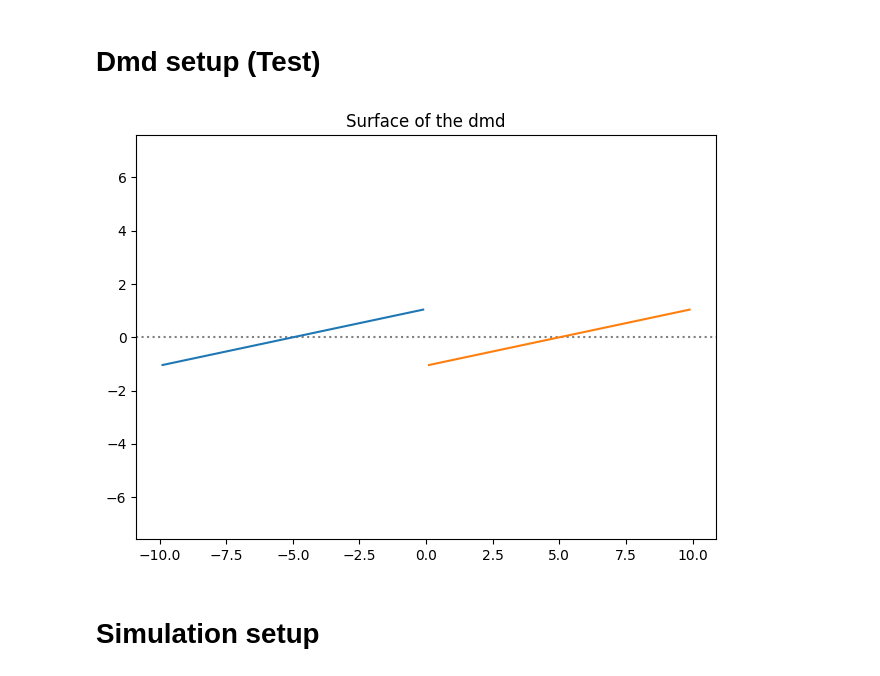
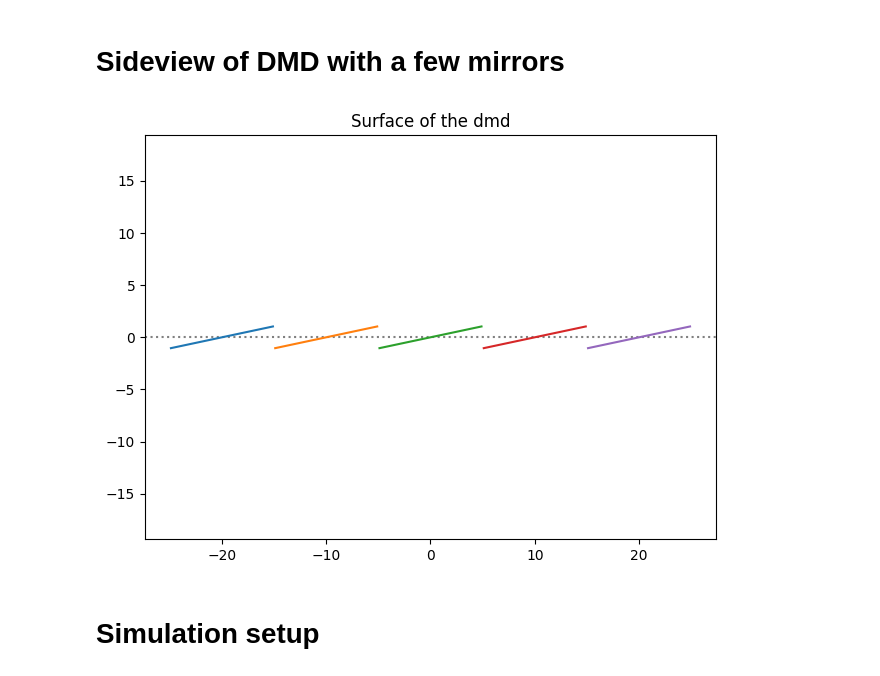
Before and after one commit to simon-fredrich/dmd_simulator, a Jupyter notebook: src/simulation_1d.ipynb, the cells around one changed output. Drawn from its saved outputs; the diff is of its cells as text; code cells hidden in the pictures.

```diff
--- a/src/simulation_1d.ipynb
+++ b/src/simulation_1d.ipynb
@@ -126,10 +9,10 @@ class Simulation:
-# %% [markdown]
-# Dmd setup (Test)
+# %% [markdown]
+# Sideview of DMD with a few mirrors
 # %%
-dmd_test = Dmd(12, 10, 0, 2, 10)
+dmd_test = Dmd1d(12, 10, 0, 5, 10)
 dmd_test.display_dmd()
 # %% [output]
-[figure, old version]
+[figure, new version]
 # %% [markdown]
 # Simulation setup
 # %%
```
Also changed, not shown: parts of 6 cells of this notebook.
